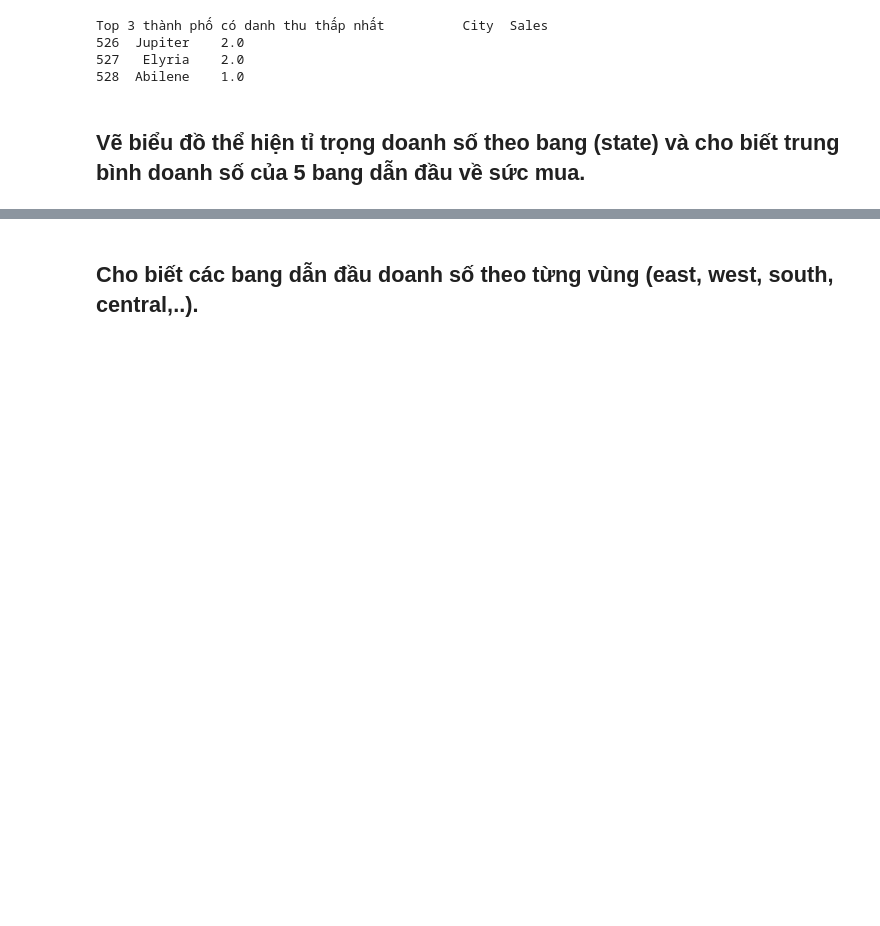
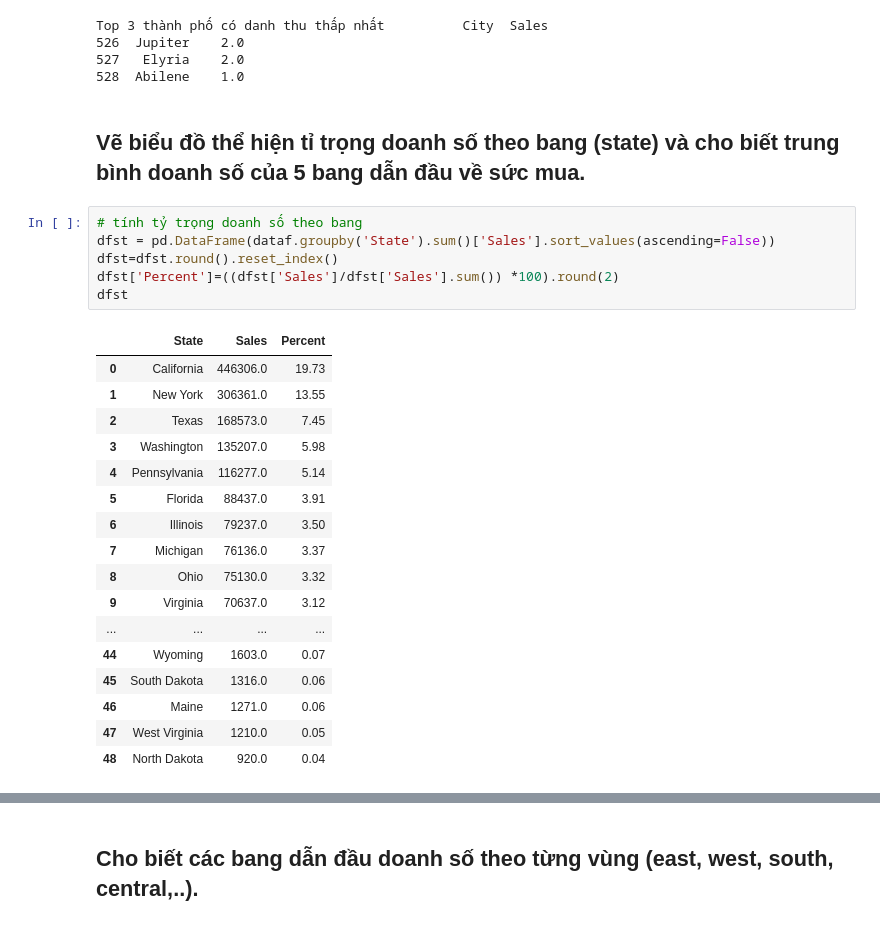
Before and after one commit to nguyenvudev20/mse22.python4engineer, a Jupyter notebook: Bai_Assignment.ipynb, the cells around one changed output, grey strips where cells are left out. Saved outputs shown, nothing was run; the diff lists cells and outputs as text; blank space fills up the shorter version.

```diff
--- a/Bai_Assignment.ipynb
+++ b/Bai_Assignment.ipynb
@@ -306,3 +306,27 @@ Top 3 thành phố có danh thu thấp nhất          City  Sales
 528  Abilene    1.0
 # %% [markdown]
 ## Vẽ biểu đồ thể hiện tỉ trọng doanh số theo bang (state) và cho biết trung bình doanh số của 5 bang dẫn đầu về sức mua.
+# %%
+# tính tỷ trọng doanh số theo bang
+dfst = pd.DataFrame(dataf.groupby('State').sum()['Sales'].sort_values(ascending=False))
+dfst=dfst.round().reset_index()
+dfst['Percent']=((dfst['Sales']/dfst['Sales'].sum()) *100).round(2)
+dfst
+# %% [output]
+|  | State | Sales | Percent |
+| 0 | California | 446306.0 | 19.73 |
+| 1 | New York | 306361.0 | 13.55 |
+| 2 | Texas | 168573.0 | 7.45 |
+| 3 | Washington | 135207.0 | 5.98 |
+| 4 | Pennsylvania | 116277.0 | 5.14 |
+| 5 | Florida | 88437.0 | 3.91 |
+| 6 | Illinois | 79237.0 | 3.50 |
+| 7 | Michigan | 76136.0 | 3.37 |
+| 8 | Ohio | 75130.0 | 3.32 |
+| 9 | Virginia | 70637.0 | 3.12 |
+| ... | ... | ... | ... |
+| 44 | Wyoming | 1603.0 | 0.07 |
+| 45 | South Dakota | 1316.0 | 0.06 |
+| 46 | Maine | 1271.0 | 0.06 |
+| 47 | West Virginia | 1210.0 | 0.05 |
+| 48 | North Dakota | 920.0 | 0.04 |
```
Also changed, not shown: parts of 10 cells of this notebook.
